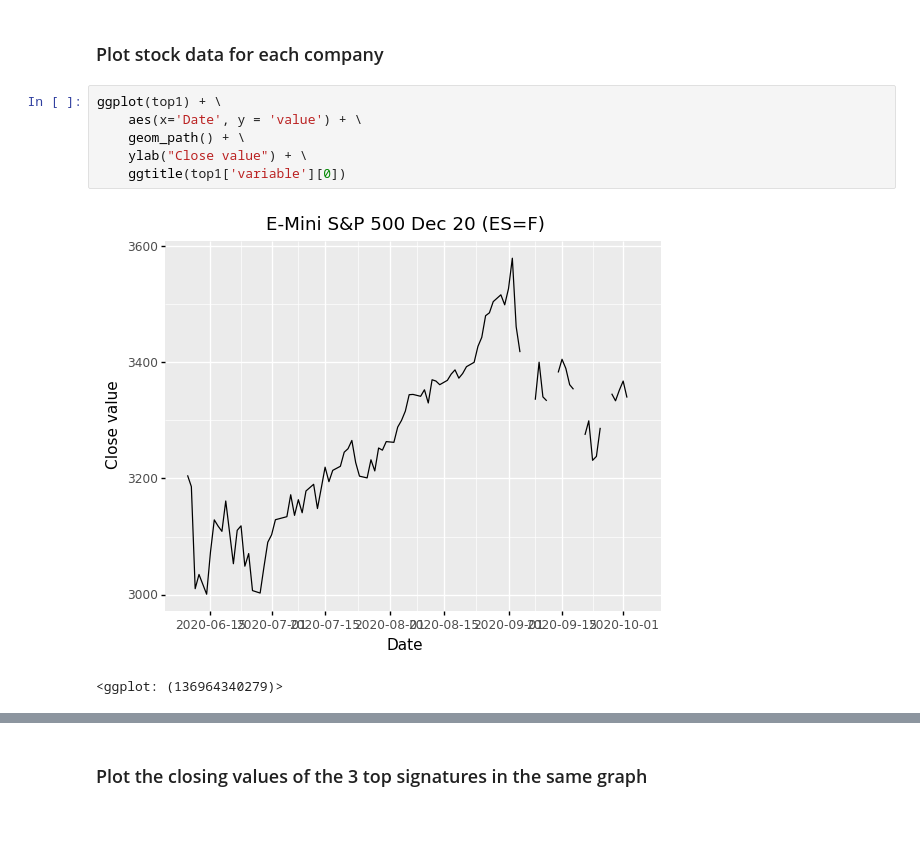
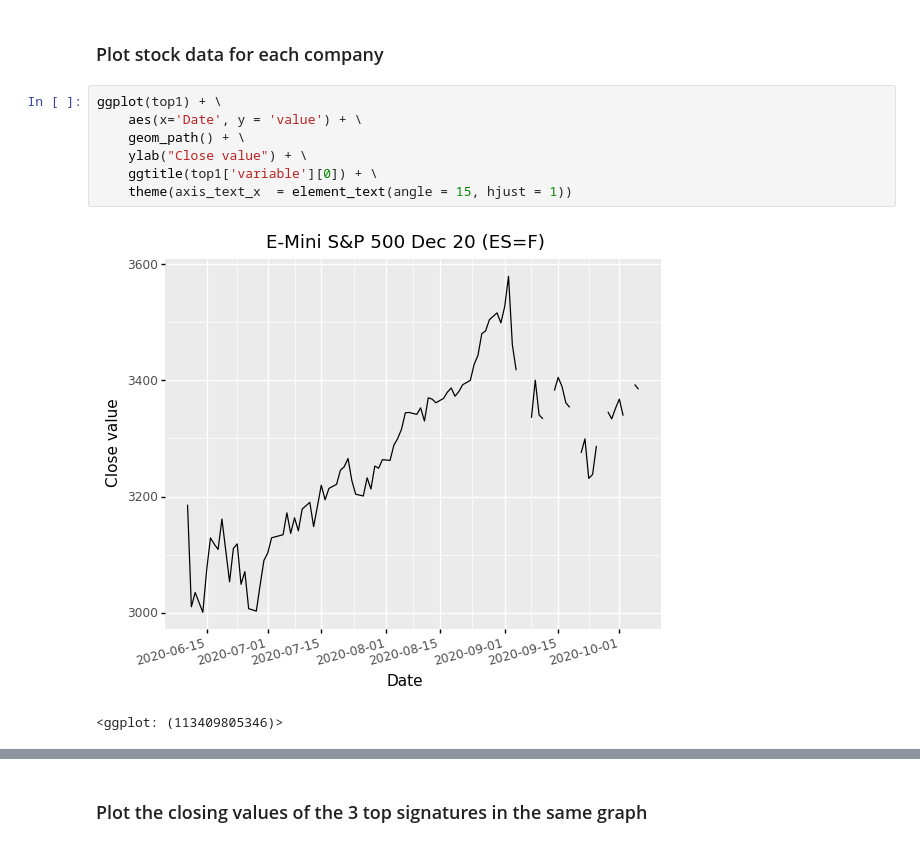
Before and after one commit to Gares95/WebScraper, a Jupyter notebook: main.ipynb, the cells around one changed output, grey strips where cells are left out. Saved outputs shown, nothing was run; the diff lists cells and outputs as text.

```diff
--- a/main.ipynb
+++ b/main.ipynb
@@ -41,12 +41,13 @@ top3 = top3TableM[top3TableM['variable']==top3Table.columns[3]].reset_index()
 # %%
 ggplot(top1) + \
     aes(x='Date', y = 'value') + \
     geom_path() + \
     ylab("Close value") + \
-    ggtitle(top1['variable'][0])
+    ggtitle(top1['variable'][0]) + \
+    theme(axis_text_x  = element_text(angle = 15, hjust = 1))
 # %% [output]
-[figure, old version]
+[figure, new version]
-<ggplot: (136964340279)>
+<ggplot: (113409805346)>
 # %%
 ggplot(top2) + \
     aes(x='Date', y = 'value') + \
```
Also changed, not shown: parts of 3 cells of this notebook.
